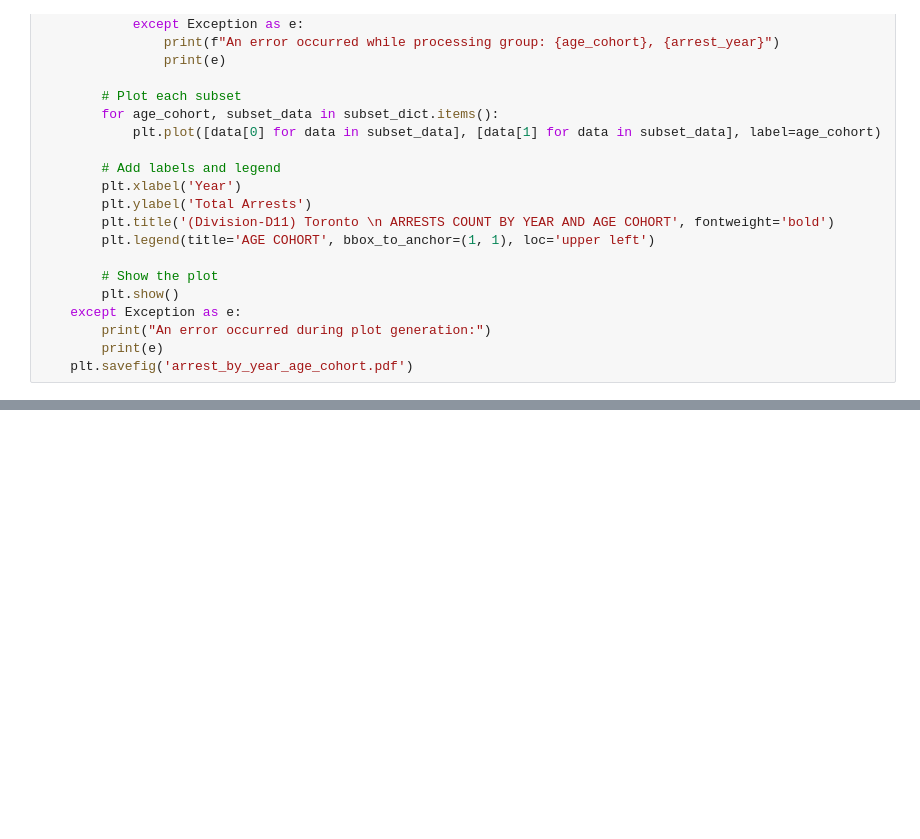
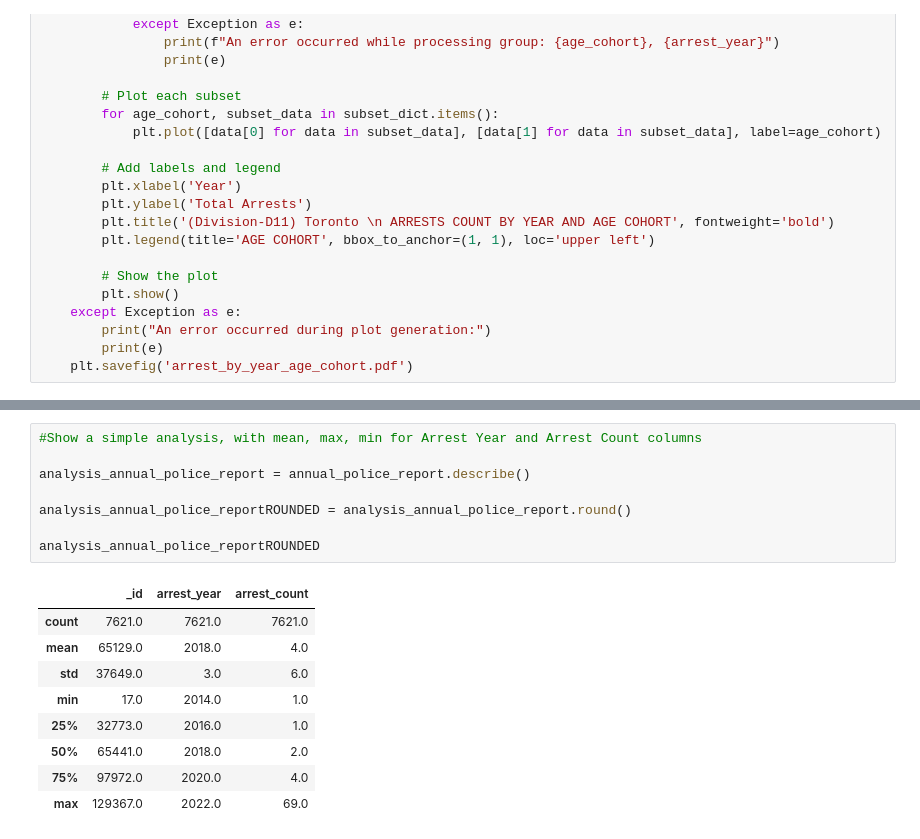
Before and after one commit to Cnblackwell/TeamDragonParsers, a Jupyter notebook: annual_police_report.ipynb, the cells around one changed output, grey strips where cells are left out. Cells and saved outputs as stored; diff of their text form; blank space fills up the shorter version.

```diff
--- a/annual_police_report.ipynb
+++ b/annual_police_report.ipynb
@@ -308 +309,19 @@ plot_by_year_age_cohort_f(annual_police_report)
 <Figure size 640x480 with 0 Axes>
+# %%
+#Show a simple analysis, with mean, max, min for Arrest Year and Arrest Count columns
+
+analysis_annual_police_report = annual_police_report.describe()
+
+analysis_annual_police_reportROUNDED = analysis_annual_police_report.round()
+
+analysis_annual_police_reportROUNDED
+# %% [output]
+|  | _id | arrest_year | arrest_count |
+| count | 7621.0 | 7621.0 | 7621.0 |
+| mean | 65129.0 | 2018.0 | 4.0 |
+| std | 37649.0 | 3.0 | 6.0 |
+| min | 17.0 | 2014.0 | 1.0 |
+| 25% | 32773.0 | 2016.0 | 1.0 |
+| 50% | 65441.0 | 2018.0 | 2.0 |
+| 75% | 97972.0 | 2020.0 | 4.0 |
+| max | 129367.0 | 2022.0 | 69.0 |
```
Also changed, not shown: parts of 7 cells of this notebook.
